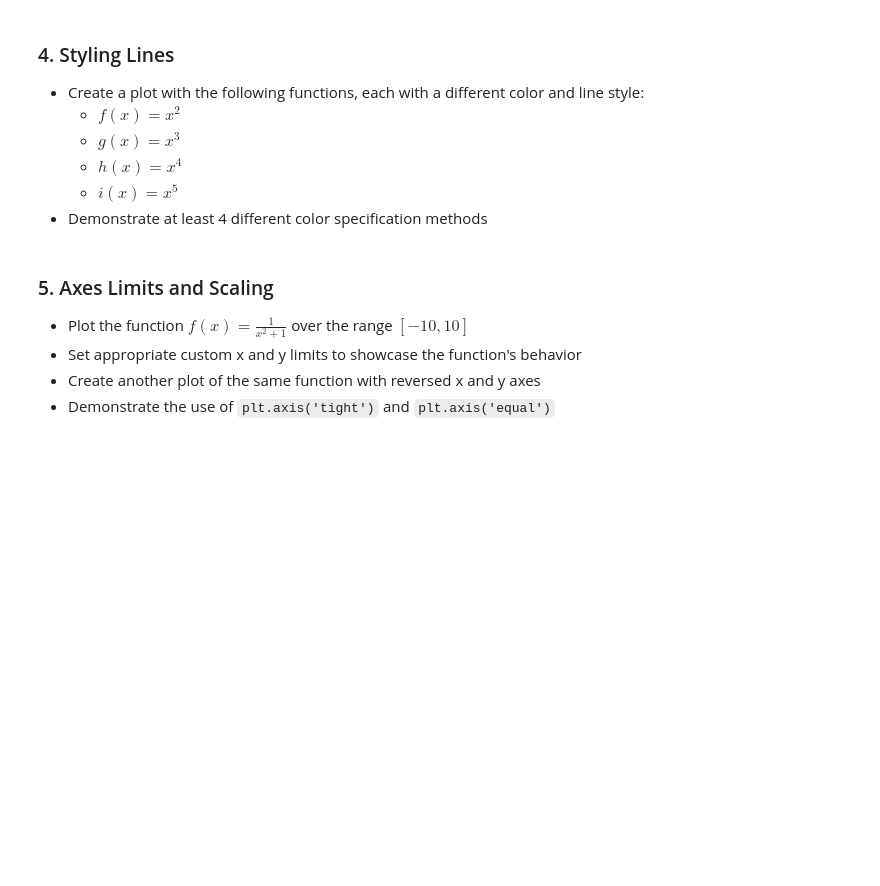
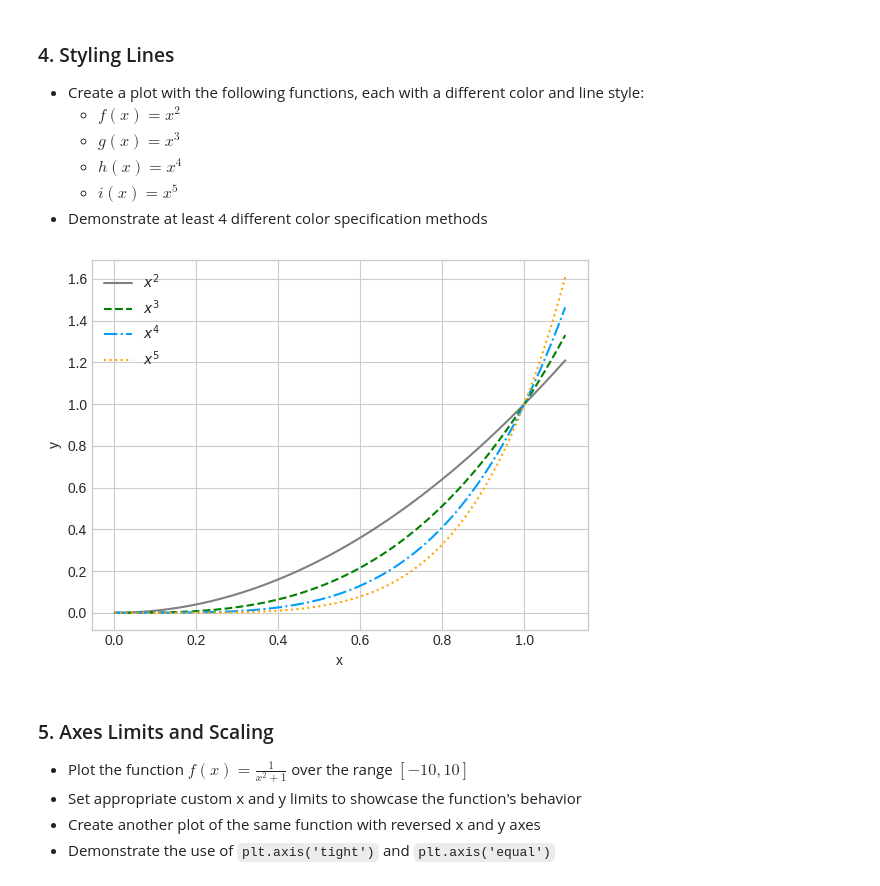
Before and after one commit to eking03/Data110-Fall2025, a Jupyter notebook: Week3_Assignment_fall25.ipynb, the cells around one changed output. Cells and saved outputs as stored; diff of their text form; code cells hidden in the pictures; blank space fills up the shorter version.

```diff
--- a/Week3_Assignment_fall25.ipynb
+++ b/Week3_Assignment_fall25.ipynb
@@ -380,3 +380,21 @@ plt.show()
+# %%
+# Your code needs to be here
+x = np.linspace(0, 1.1, 500)
+f = x**2
+g = x**3
+h = x**4
+i = x**5
+
+plt.plot(x, f, color='0.5', linestyle='-', label='$x^2$')
+plt.plot(x, g, color='g', linestyle='--', label='$x^3$')
+plt.plot(x, h, color='#039dfc', linestyle='-.', label='$x^4$')
+plt.plot(x, i, color='orange', linestyle=':', label='$x^5$')
+plt.xlabel('x')
+plt.ylabel('y')
+plt.legend()
+plt.show()
+# %% [output]
+[figure, added]
 # %% [markdown]
 ### 5. Axes Limits and Scaling
 
```
Also changed, not shown: parts of 18 cells of this notebook.
